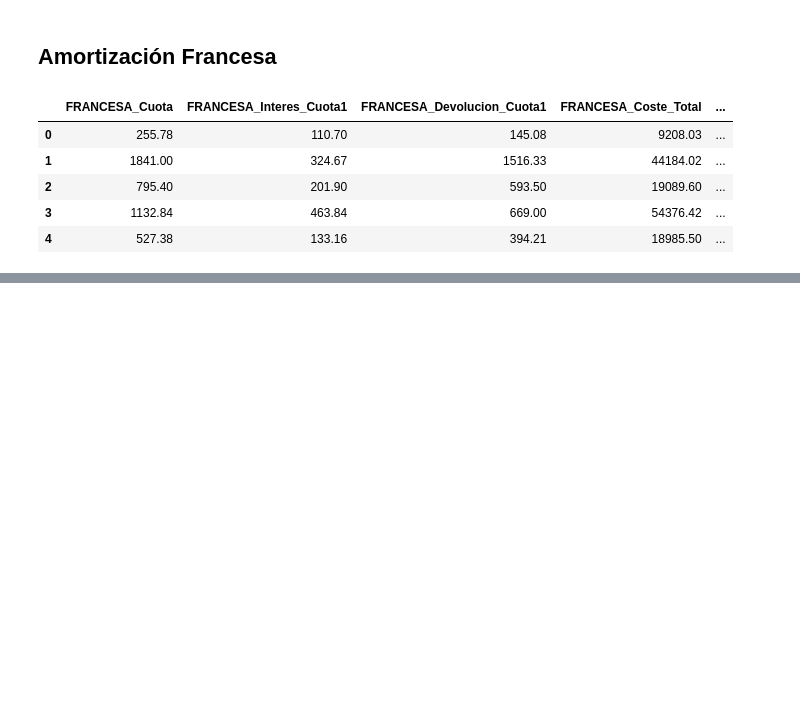
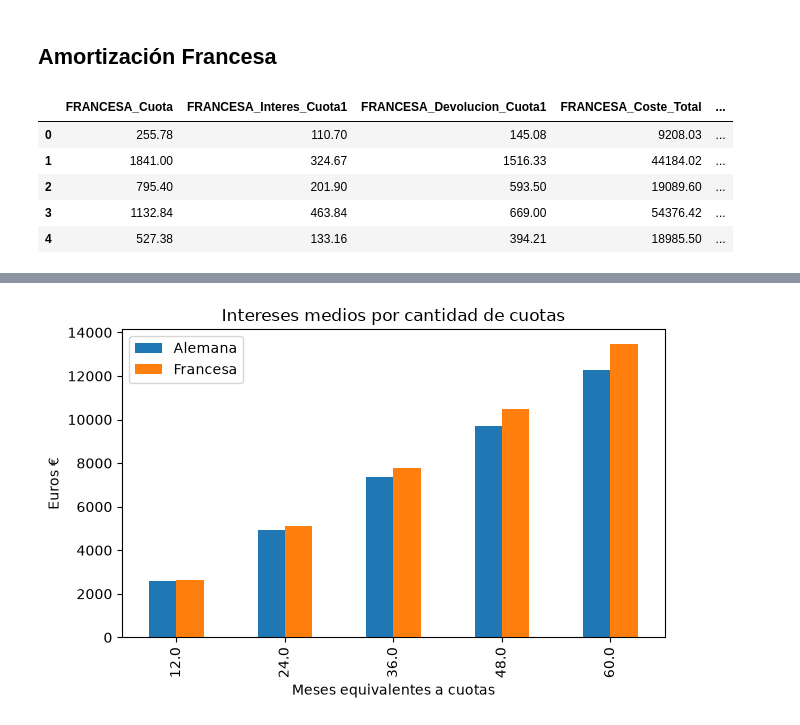
Before and after one commit to NaiaArroyo/RETO-5-NARANJA, a Jupyter notebook: Notebook Amortizacion Francesa y Aleman.ipynb, the cells around one changed output, grey strips where cells are left out. Saved outputs shown, nothing was run; the diff lists cells and outputs as text; code cells hidden in the pictures; blank space fills up the shorter version.

```diff
--- a/Notebook Amortizacion Francesa y Aleman.ipynb
+++ b/Notebook Amortizacion Francesa y Aleman.ipynb
@@ -73,0 +99,3 @@ df.filter(like="FRANCESA").head().round(2)
+# %%
+duracion = df.groupby("Duracion")[["ALEMANA_Intereses_Totales", "FRANCESA_Intereses_Totales"]].mean()
+duracion
@@ -73,0 +110,9 @@ df.filter(like="FRANCESA").head().round(2)
+# %%
+duracion.plot(kind="bar", figsize=(7, 4))
+plt.title("Intereses medios por cantidad de cuotas")
+plt.xlabel("Meses equivalentes a cuotas")
+plt.ylabel("Euros €")
+plt.legend(["Alemana", "Francesa"])
+plt.show()
+# %% [output]
+[figure, added]
```
Also changed, not shown: parts of 5 cells of this notebook.
